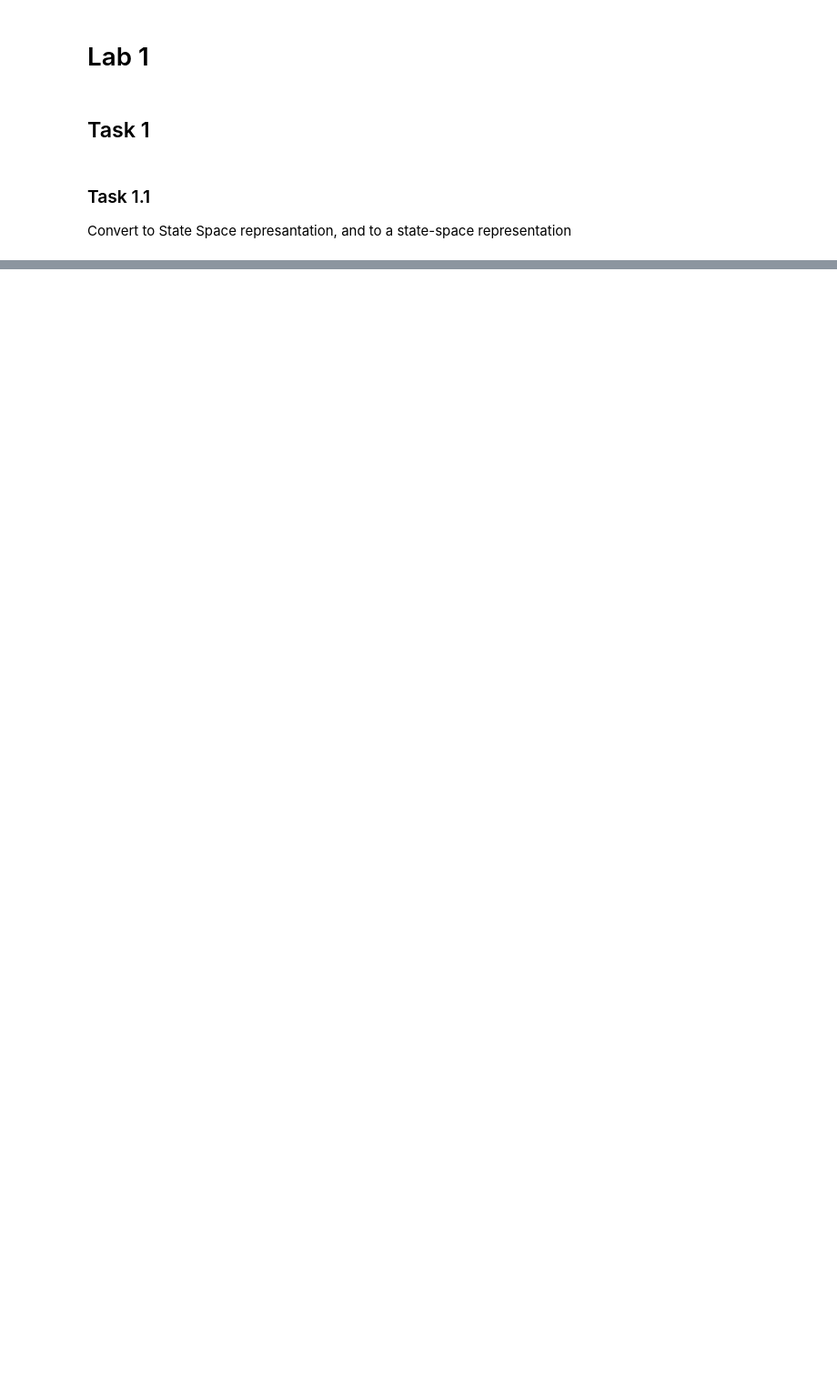
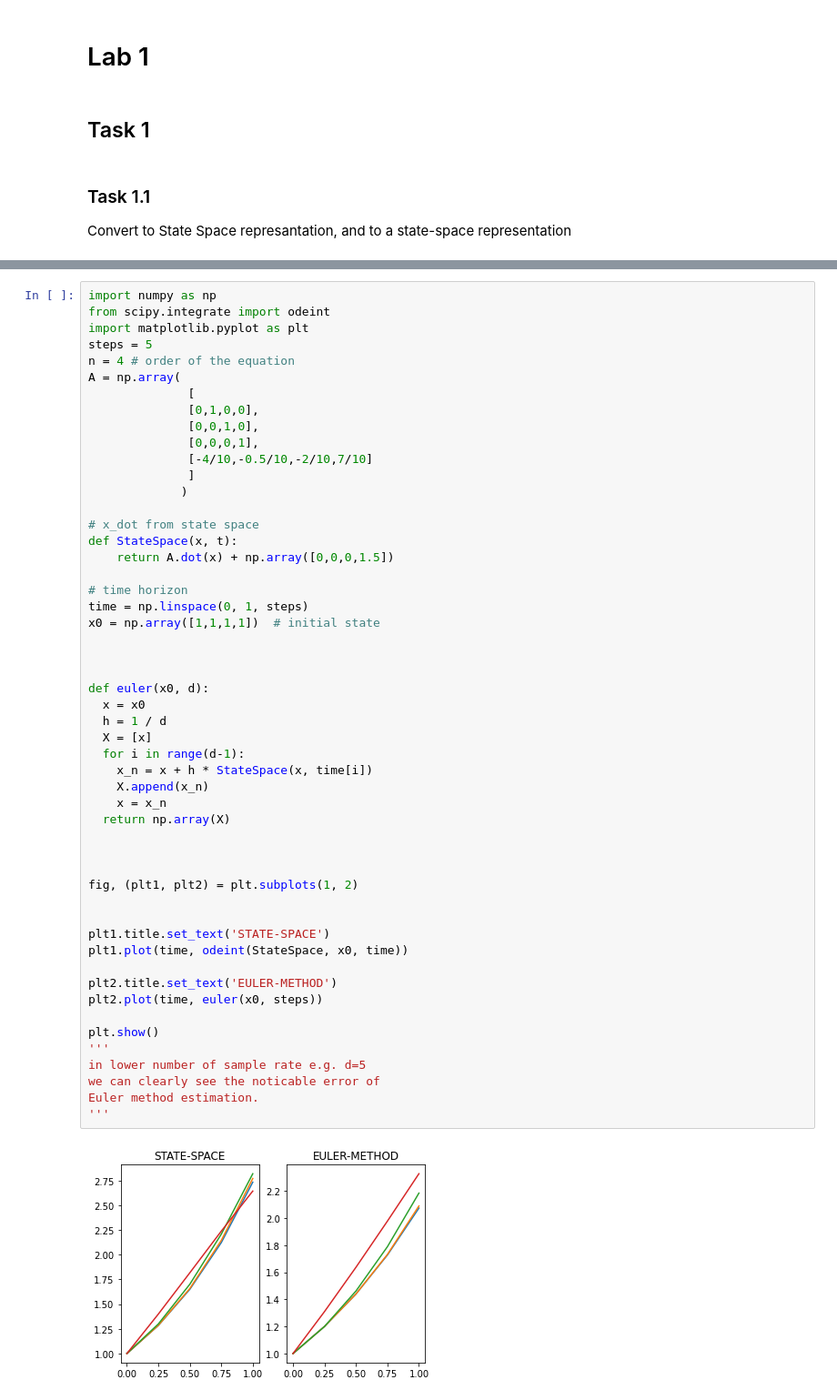
Before and after one commit to Ehsan2754/Spring2021Labs, a Jupyter notebook: Control Lab/EhsanShaghaei_B1903.ipynb, the cells around one changed output, grey strips where cells are left out. Shown: that part at 91% size. Drawn from its saved outputs; the diff is of its cells as text; blank space fills up the shorter version.

```diff
--- a/Control Lab/EhsanShaghaei_B1903.ipynb
+++ b/Control Lab/EhsanShaghaei_B1903.ipynb
@@ -43,0 +477,54 @@ TypeError: ignored
+# %%
+import numpy as np
+from scipy.integrate import odeint
+import matplotlib.pyplot as plt
+steps = 5
+n = 4 # order of the equation
+A = np.array(
+              [
+              [0,1,0,0],
+              [0,0,1,0],
+              [0,0,0,1],
+              [-4/10,-0.5/10,-2/10,7/10]
+              ]
+             )
+
+# x_dot from state space
+def StateSpace(x, t):
+    return A.dot(x) + np.array([0,0,0,1.5])
+
+# time horizon
+time = np.linspace(0, 1, steps)
+x0 = np.array([1,1,1,1])  # initial state
+
+
+
+def euler(x0, d):
+  x = x0
+  h = 1 / d
+  X = [x]
+  for i in range(d-1):
+    x_n = x + h * StateSpace(x, time[i])
+    X.append(x_n)
+    x = x_n
+  return np.array(X)
+
+
+
+fig, (plt1, plt2) = plt.subplots(1, 2)
+
+
+plt1.title.set_text('STATE-SPACE')
+plt1.plot(time, odeint(StateSpace, x0, time))
+
+plt2.title.set_text('EULER-METHOD')
+plt2.plot(time, euler(x0, steps))
+
+plt.show()
+'''
+in lower number of sample rate e.g. d=5
+we can clearly see the noticable error of
+Euler method estimation.
+'''
+# %% [output]
+[figure, added]
```
Also changed, not shown: parts of 65 cells of this notebook, 11 other files.
